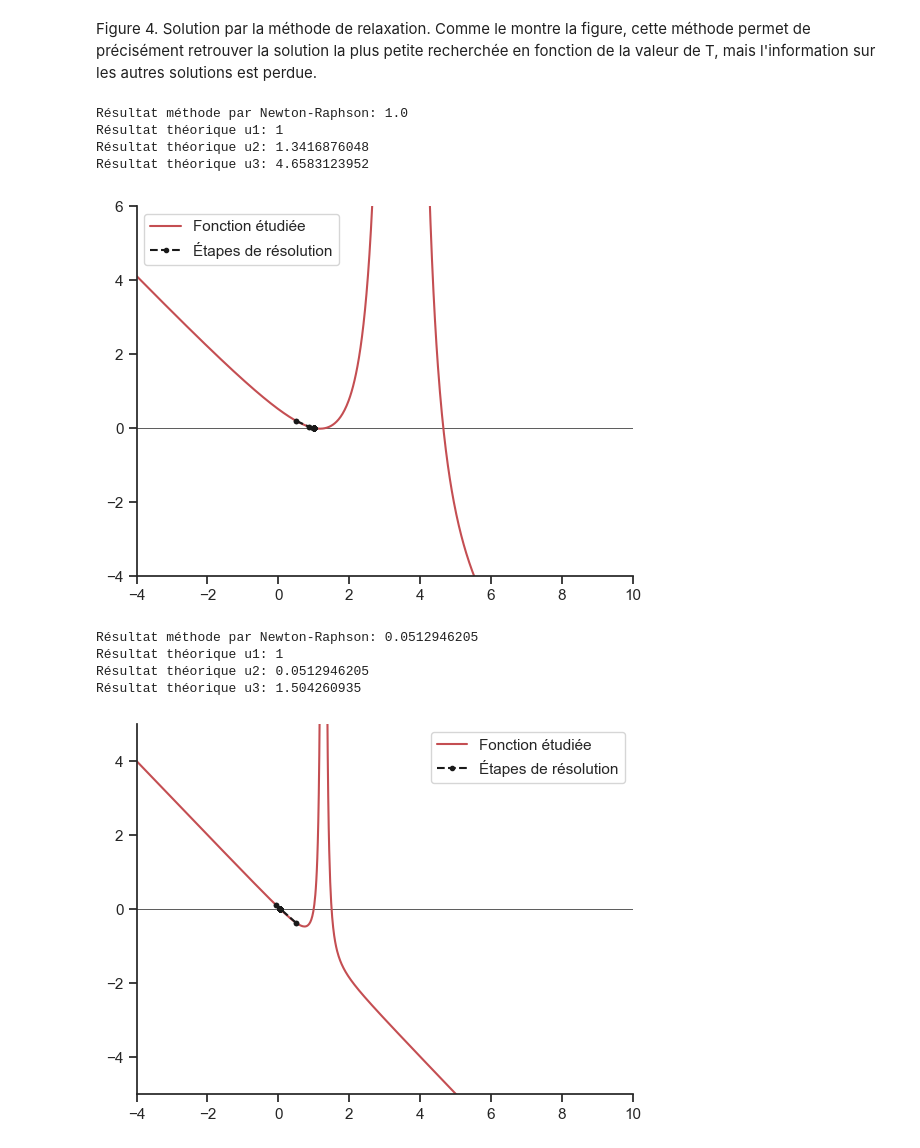
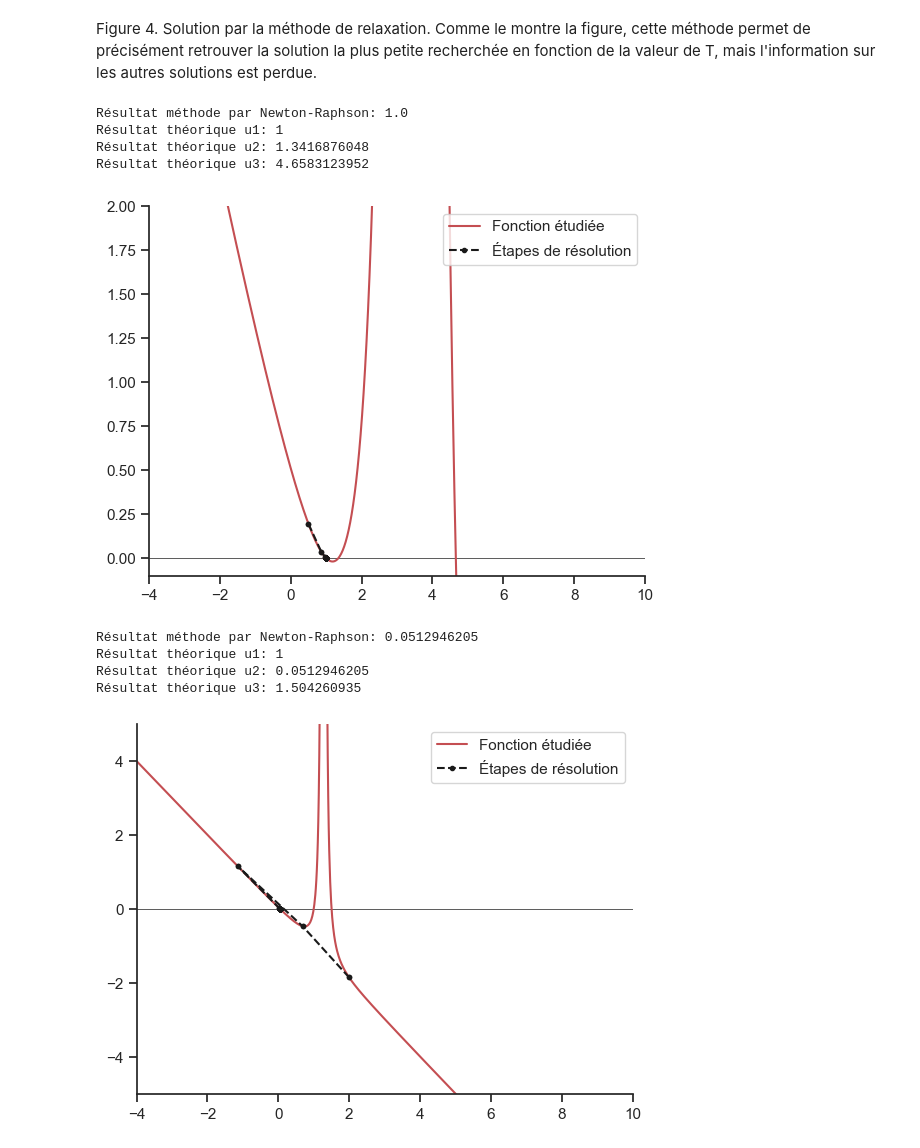
Before and after one commit to BETRU21/PhysNum, a Jupyter notebook: TP2/TP2_PhilippeTruchon_SamuelFortin_BenjaminTrudel.ipynb, the cells around one changed output. Drawn from its saved outputs; the diff is of its cells as text; code cells hidden in the pictures.

```diff
--- a/TP2/TP2_PhilippeTruchon_SamuelFortin_BenjaminTrudel.ipynb
+++ b/TP2/TP2_PhilippeTruchon_SamuelFortin_BenjaminTrudel.ipynb
@@ -620,40 +620,40 @@ fig = plt.figure()
 t = 0.1
 point_list = []
 x0 = 0.5
 point_list.append((x0, f_u2(t, x0)))
 for i in range(100):
     x,y = point_list[-1]
 
     y = x - f_u2(t, x)/df_u2(t,x)
     point_list.append((x,y))
     x = y
     point_list.append((x,y))
 print(f'Résultat méthode par Newton-Raphson: {round(y,10)}')
 print(f'Résultat théorique u1: {1}')
 print(f'Résultat théorique u2: {round(u_2(t),10)}')
 print(f'Résultat théorique u3: {round(u_3(t),10)}')
 point_list = np.array(point_list)
 X,Y = point_list.T
 xy = np.linspace(-4,10,1000)
-plt.ylim(-4,6)
+plt.ylim(-0.1,2)
 plt.xlim(-4,10)
 plt.axhline(y=0, color='k', linewidth=0.5)
 plt.plot(xy, f_u2(t, xy), 'r', label='Fonction étudiée')
 #plt.plot(xy, df_u2(t, xy), 'g', label='Dérivé de la fonction étudiée')
 plt.plot(X,f_u2(t, X), 'k.', linestyle='--', label= 'Étapes de résolution')
 plt.legend()
 plt.show()
 # %% [output]
 Résultat méthode par Newton-Raphson: 1.0
 Résultat théorique u1: 1
 Résultat théorique u2: 1.3416876048
 Résultat théorique u3: 4.6583123952
-[figure, old version]
+[figure, new version]
 # %%
 fig = plt.figure()
 t = 0.9
 point_list = []
-x0 = 0.5
+x0 = 2
 point_list.append((x0, f_u2(t, x0)))
 for i in range(100):
     x,y = point_list[-1]
@@ -682,4 +682,4 @@ Résultat méthode par Newton-Raphson: 0.0512946205
 Résultat théorique u1: 1
 Résultat théorique u2: 0.0512946205
 Résultat théorique u3: 1.504260935
-[figure, old version]
+[figure, new version]
```
Also changed, not shown: parts of 4 cells of this notebook.
